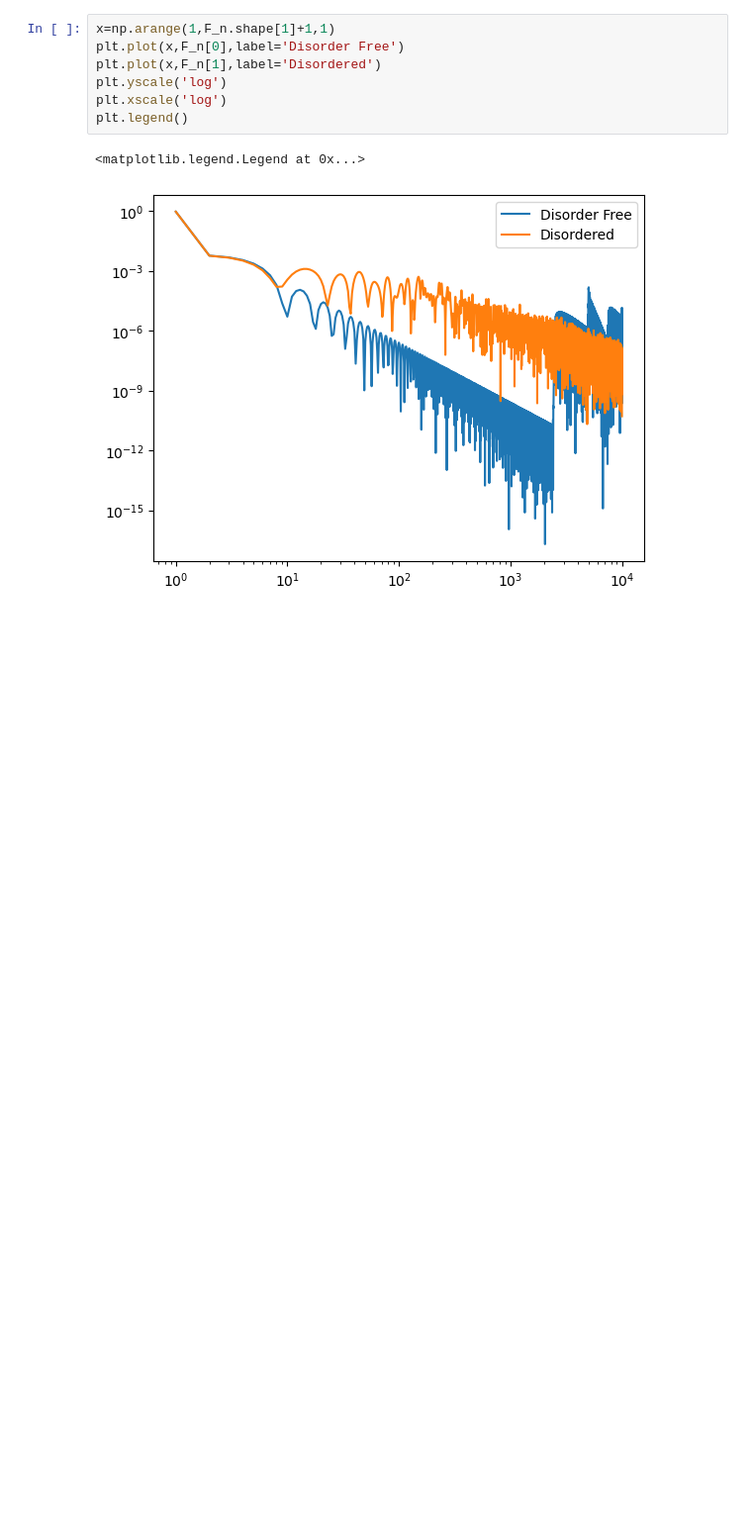
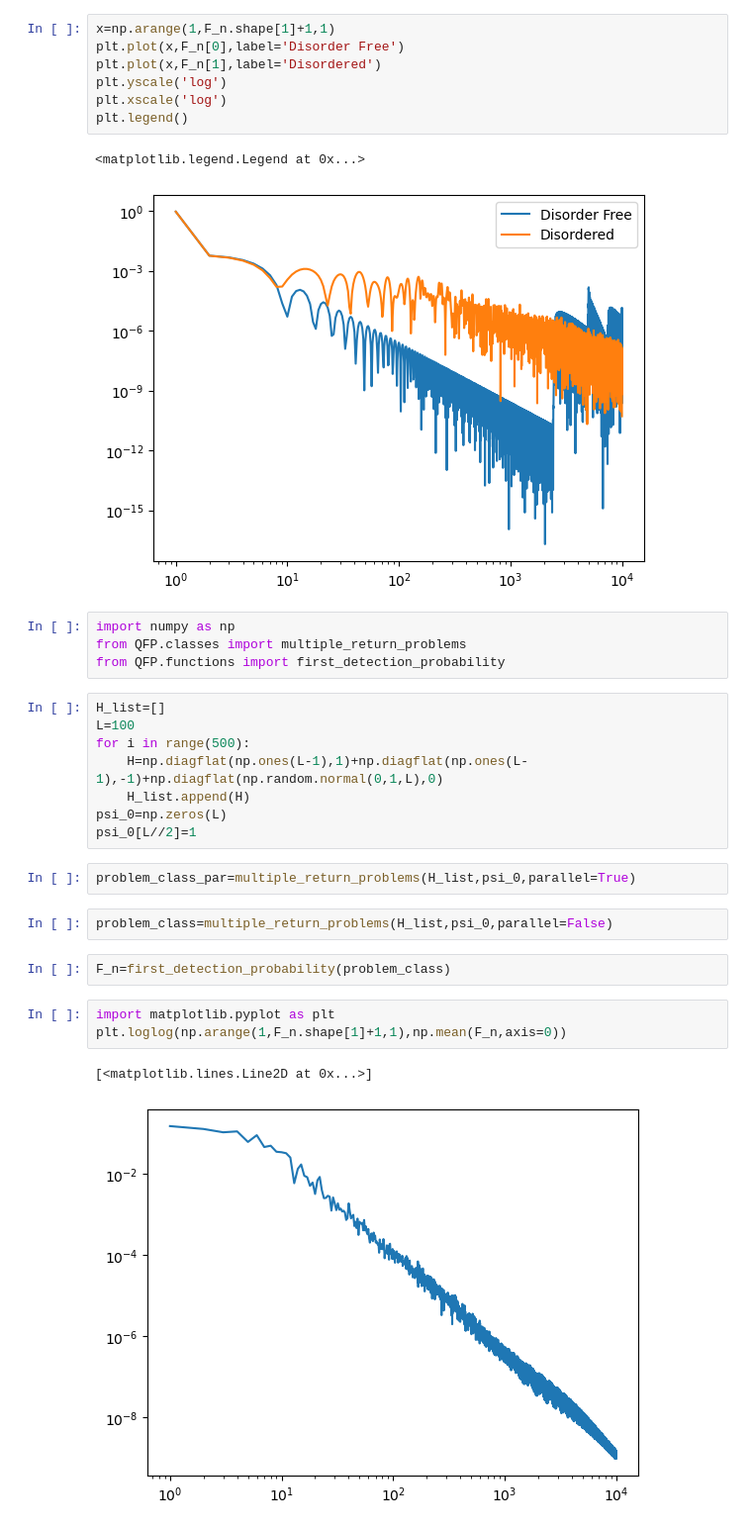
Before and after one commit to GOW7527/Quantum-First-Passage-Problem, a Jupyter notebook: documentation.ipynb, the cells around one changed output. Shown at 99% size. Cells and saved outputs as stored; diff of their text form; blank space fills up the shorter version.

```diff
--- a/documentation.ipynb
+++ b/documentation.ipynb
@@ -106,3 +106,27 @@ plt.legend()
 # %% [output]
 <matplotlib.legend.Legend at 0x...>
 [figure]
+# %%
+import numpy as np
+from QFP.classes import multiple_return_problems
+from QFP.functions import first_detection_probability
+# %%
+H_list=[]
+L=100
+for i in range(500):
+    H=np.diagflat(np.ones(L-1),1)+np.diagflat(np.ones(L-1),-1)+np.diagflat(np.random.normal(0,1,L),0)
+    H_list.append(H)
+psi_0=np.zeros(L)
+psi_0[L//2]=1
+# %%
+problem_class_par=multiple_return_problems(H_list,psi_0,parallel=True)
+# %%
+problem_class=multiple_return_problems(H_list,psi_0,parallel=False)
+# %%
+F_n=first_detection_probability(problem_class)
+# %%
+import matplotlib.pyplot as plt
+plt.loglog(np.arange(1,F_n.shape[1]+1,1),np.mean(F_n,axis=0))
+# %% [output]
+[<matplotlib.lines.Line2D at 0x...>]
+[figure, added]
```
Also changed, not shown: 3 other files.
